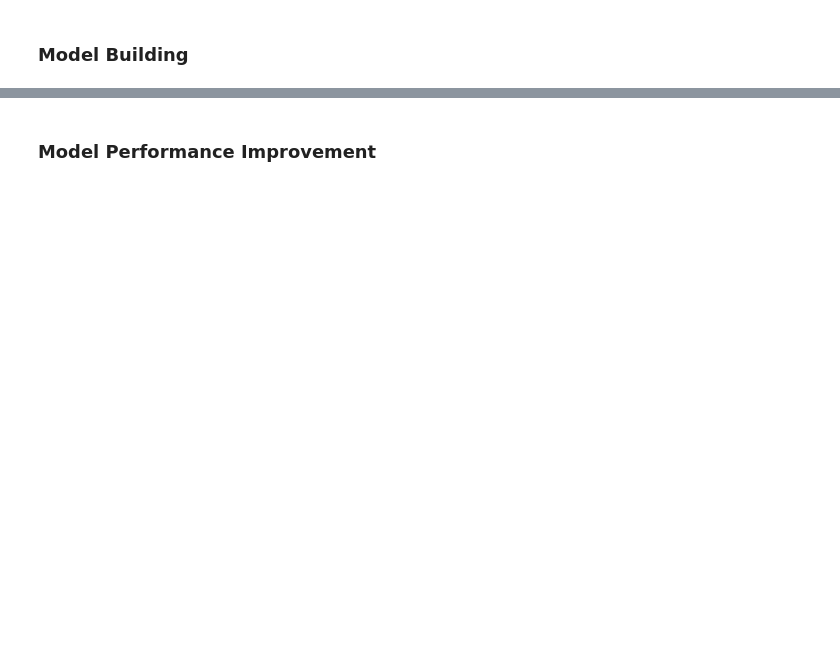
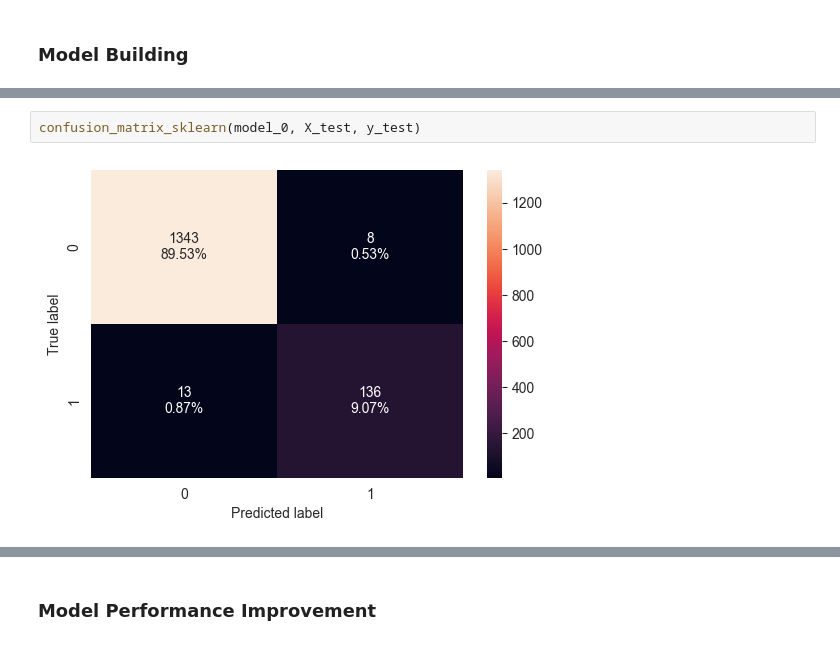
Before and after one commit to OgaBoss/AI-ML_PG_COURSE_PROJECT_2, a Jupyter notebook: AIML_ML_Project_full_code_notebook.ipynb, the cells around one changed output, grey strips where cells are left out. Cells and saved outputs as stored; diff of their text form; blank space fills up the shorter version.

```diff
--- a/AIML_ML_Project_full_code_notebook.ipynb
+++ b/AIML_ML_Project_full_code_notebook.ipynb
@@ -702,0 +829,4 @@ All            4520  480  5000
+# %%
+confusion_matrix_sklearn(model_0, X_test, y_test)
+# %% [output]
+[figure, added]
```
Also changed, not shown: parts of 25 cells of this notebook.
